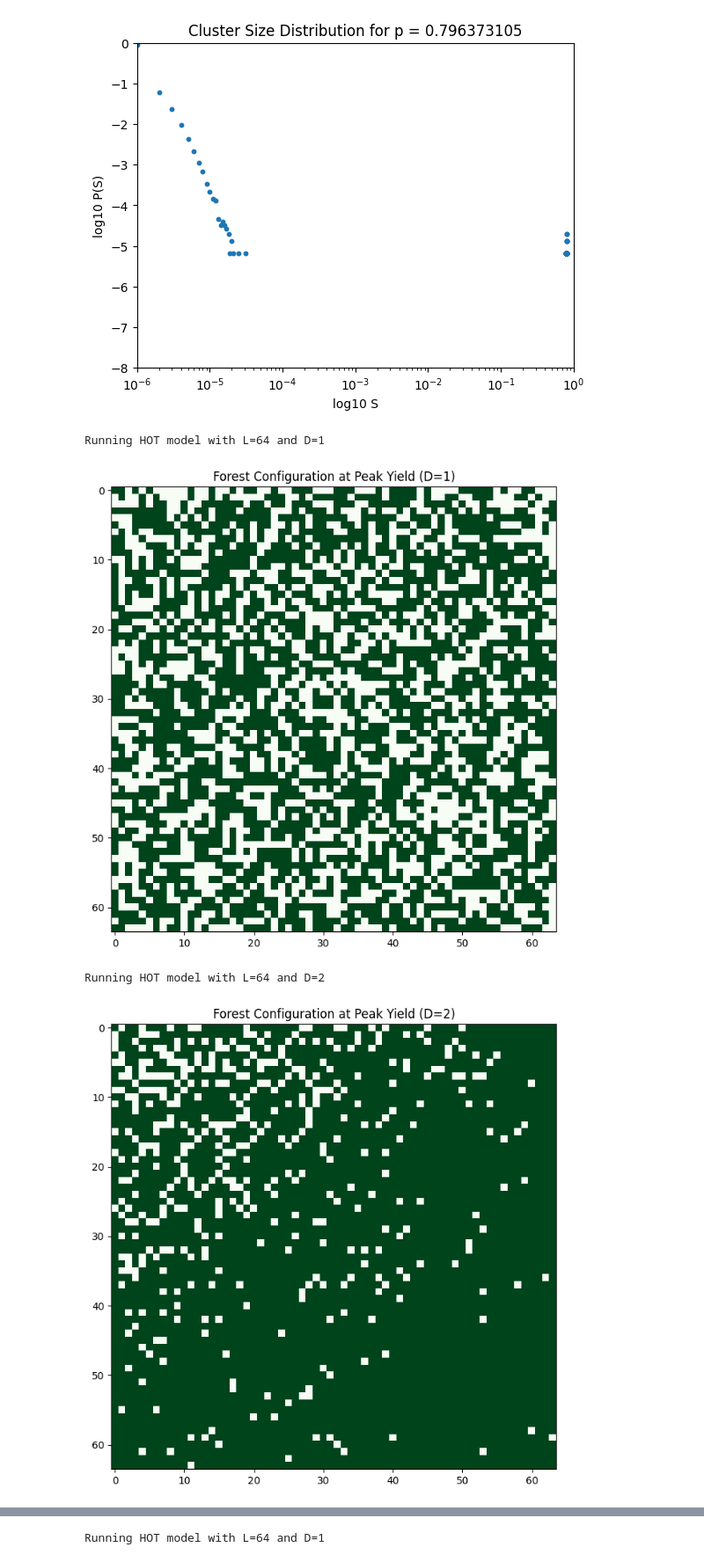
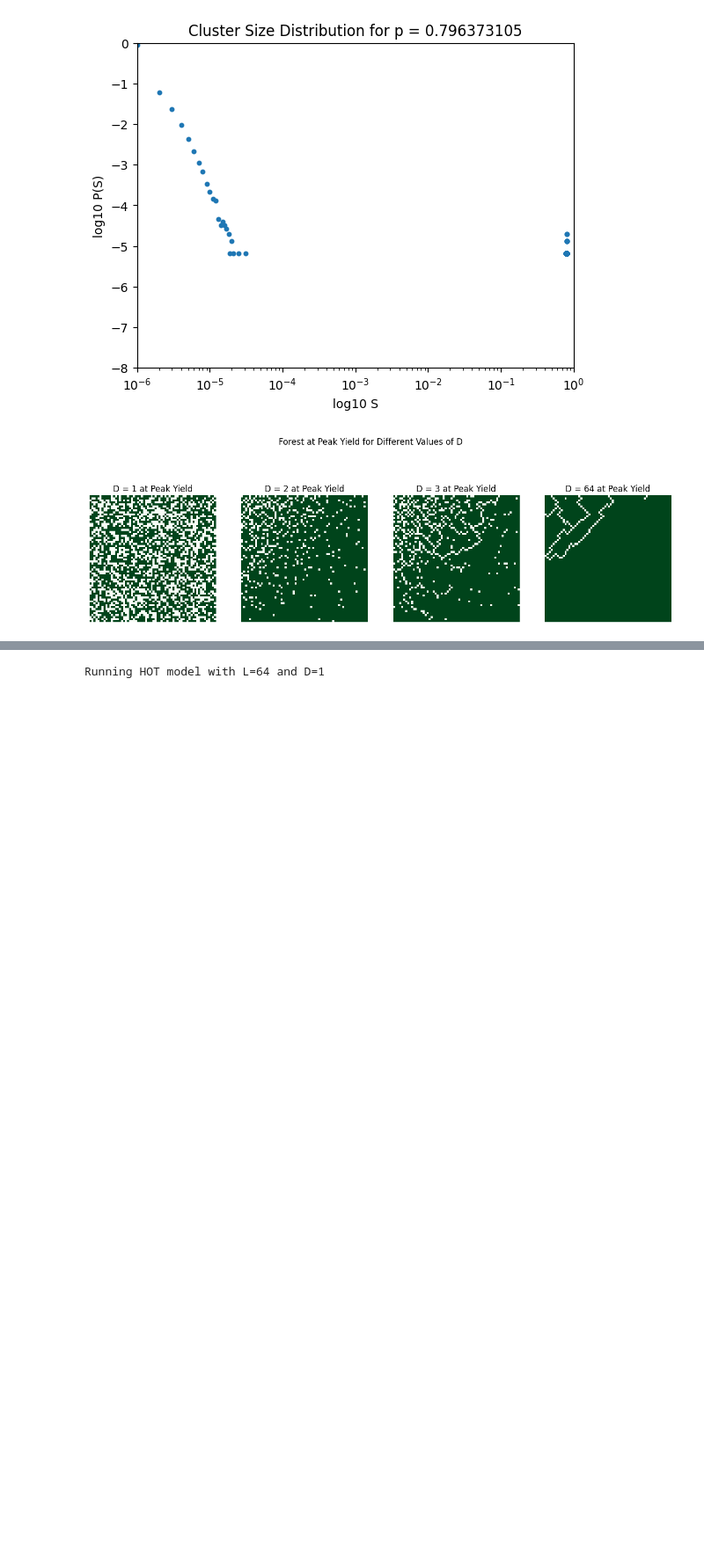
Before and after one commit to marobinette/pocs, a Jupyter notebook: percolate.ipynb, the cells around one changed output, grey strips where cells are left out. Shown at 88% size. Drawn from its saved outputs; the diff is of its cells as text; code cells hidden in the pictures; blank space fills up the shorter version.

```diff
--- a/percolate.ipynb
+++ b/percolate.ipynb
@@ -444,7 +444,7 @@ def label_by_cluster_size(forest: np.ndarray) -> np.ndarray:
     return output
 
 
-def yield_size(L, forest: np.ndarray, spark_distrib: np.ndarray):
+def yield_size(L, forest: np.ndarray, spark_distrib: np.ndarray, normalize=True):
     """Measures average area of forest left as trees after fire.
     f(c) = distrib of fire sizes, c (=cost). This is a distrib of the number of cells burned in each cluster (so a distrib of cluster sizes).
     density = sites containing trees
@@ -458,8 +458,9 @@ def yield_size(L, forest: np.ndarray, spark_distrib: np.ndarray):
     costs = spark_distrib * cluster_sizes
     density = np.sum(forest)  # total number of trees
     # want to use this to record forest_yield
-    return (density - np.sum(costs))/(L*L), density/(L*L)
-
+    if normalize:
+        return (density - np.sum(costs))/(L*L), density/(L*L)
+    return density - np.sum(costs), density
 
 def hot_model(L, D):
     """Run the HOT model."""
@@ -484,47 +485,42 @@ def hot_model(L, D):
             forest_copy[test_tree[0], test_tree[1]] = 1
             # recalculate cluster sizes and yield
             yields, _ = yield_size(L, forest_copy, spark_dist)
             test_yield_results.append(yields)
 
         # out of TEST trees, selec the index of the tree with highest avg yield make that coord a tree
         best_tree = np.argmax(test_yield_results).astype(int)
         best_tree_coords = test_tree_locs[best_tree]
         # set location of best_tree to 1
         forest[best_tree_coords[0], best_tree_coords[1]] = 1
 
         # re-measure yield as a function of trees added
-        actual_yield, actual_density = yield_size(L, forest, spark_dist)
+        actual_yield, actual_density = yield_size(L, forest, spark_dist, False)
         yield_results.append(actual_yield)
         density_results.append(actual_density)
 
         # store tree cluster results each time forest changes
         forest_results.append(forest.copy())
 
     # get forest_results at peak yield
     peak_yield = np.argmax(yield_results)
     peak_forest = forest_results[peak_yield].astype(int)  # Ensure integer type for np.bincount
     cluster_sizes = np.bincount(peak_forest.ravel())
 
     return yield_results, density_results, peak_forest, cluster_sizes
 
 L = 64
-D_values = [1, 2, 3]
+D_values = [1, 2, 3, L]
 
-# Run simulations and plot the forest at peak yield for each D
-for D in D_values:
-    print(f"Running HOT model with L={L} and D={D}")
+# # Run simulation and capture peak yield forest for each D
+fig, axes = plt.subplots(1, len(D_values), figsize=(15, 5))
+for idx, D in enumerate(D_values):
     yield_results, density_results, peak_forest, _ = hot_model(L, D)
+    axes[idx].imshow(peak_forest, cmap='Greens', origin="upper")
+    axes[idx].set_title(f"D = {D} at Peak Yield")
+    axes[idx].axis("off")
 
-    # Ensure peak_forest is integer for visualization
-    peak_forest = peak_forest.astype(int)
-
-    # Plot the forest configuration at peak yield
-    plt.figure(figsize=(8, 8))
-    plt.imshow(peak_forest, cmap="Greens", interpolation="nearest")
-    plt.title(f"Forest Configuration at Peak Yield (D={D})")
-    plt.show()
+# a
+plt.suptitle("Forest at Peak Yield for Different Values of D")
+plt.show()
 # %% [output]
-Running HOT model with L=64 and D=1
-[figure, old version]
+[figure, new version]
-Running HOT model with L=64 and D=2
-[figure, removed]
```
Also changed, not shown: parts of 2 cells of this notebook.
